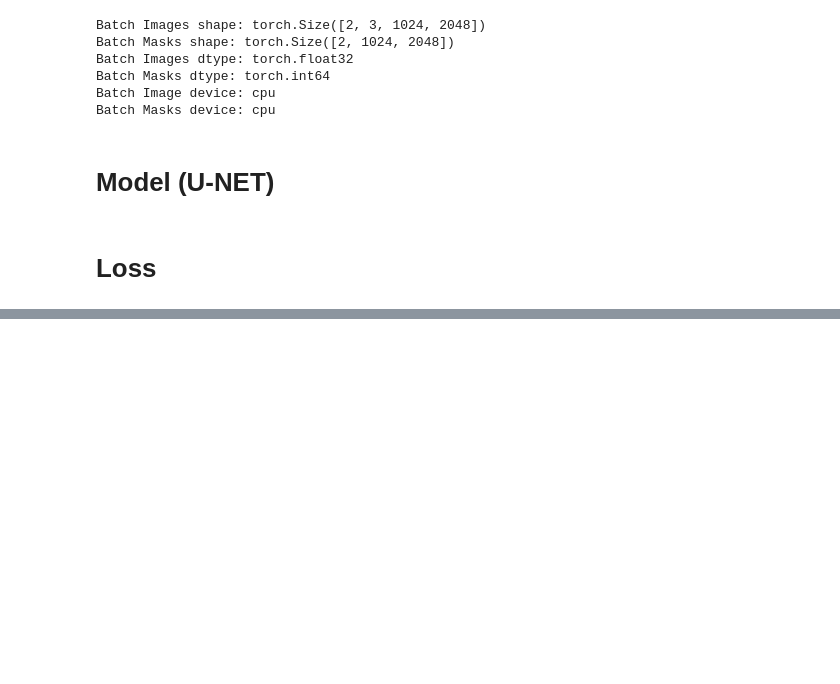
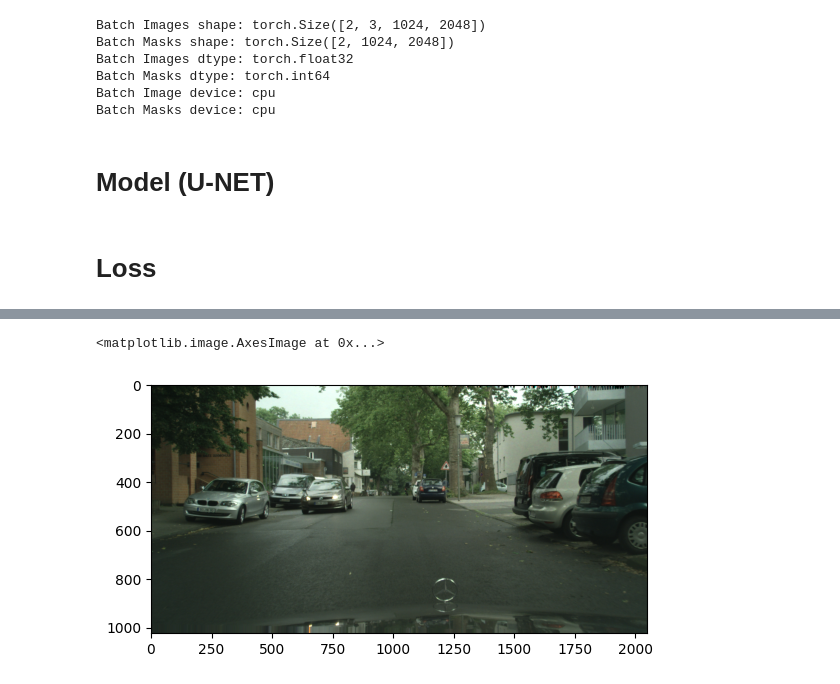
Before and after one commit to ahmedoy/CitySegmentation, a Jupyter notebook: Unet.ipynb, the cells around one changed output, grey strips where cells are left out. Cells and saved outputs as stored; diff of their text form; code cells hidden in the pictures; blank space fills up the shorter version.

Commit message:
Kaggle Notebook | Notebook | Version 1

```diff
--- a/Unet.ipynb
+++ b/Unet.ipynb
@@ -258,11 +258,11 @@ def get_test_file_paths(test_dir):
 
 # Paths to images and labels directories
 
-images_dir_train = '/kaggle/input/cityscapes-segmentation/images/train'
+images_dir_train = '/kaggle/input/images/train'
 
-labels_dir_train = '/kaggle/input/cityscapes-segmentation/labels/train'
+labels_dir_train = '/kaggle/input/labels/train'
 
-images_dir_test = '/kaggle/input/cityscapes-segmentation/images/test'
+images_dir_test = '/kaggle/input/images/test'
 
 
 
@@ -832,0 +855,23 @@ train_unet_model(model, dl_train, loss, optimizer)  # training on 10 epochs
+# %%
+from torchvision import transforms
+from PIL import Image
+
+# Define the transformations (resize to match model input, convert to tensor, etc.)
+transform = transforms.Compose([
+    transforms.Resize((256, 128)),  # Resize to the input size expected by U-Net
+    transforms.ToTensor(),  # Convert image to a PyTorch tensor
+])
+
+# Load and preprocess the input image
+image_path = '/kaggle/input/images/test/bochum/bochum_000000_028297_leftImg8bit.png'
+image = Image.open(image_path).convert('RGB')  # Open image and convert to RGB
+input_image = transform(image).unsqueeze(0)  # Add batch dimension
+
+# Move the image to the appropriate device (CPU or GPU)
+device = torch.device('cuda' if torch.cuda.is_available() else 'cpu')
+input_image = input_image.to(device)
+model = model.to(device)
+plt.imshow(image)
+# %% [output]
+<matplotlib.image.AxesImage at 0x...>
+[figure, added]
```
Also changed, not shown: parts of 5 cells of this notebook.
